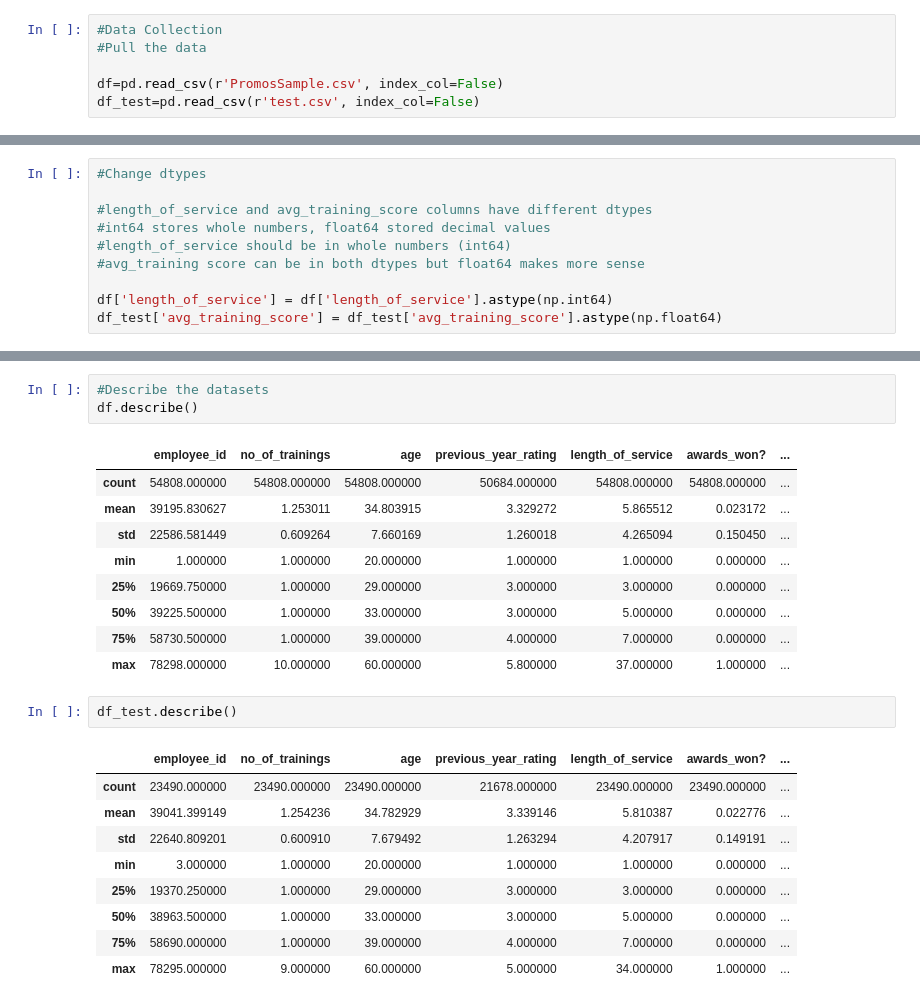
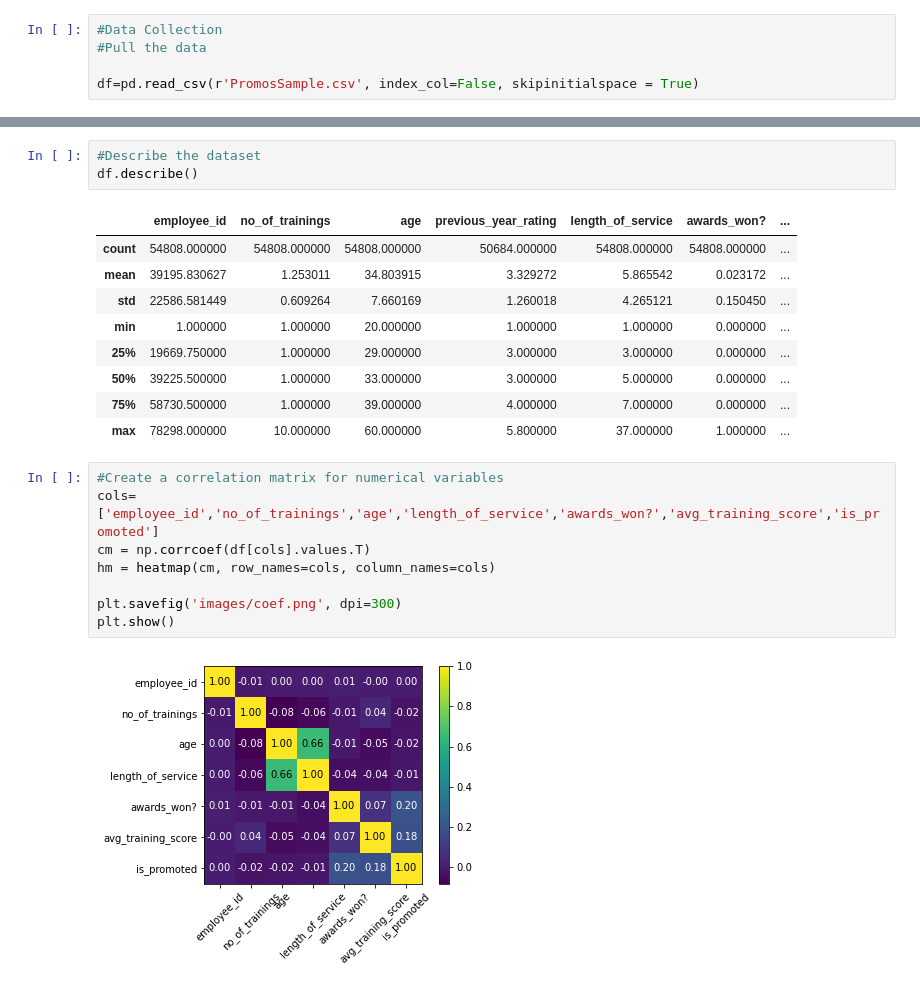
Before and after one commit to cerenkasap/prediction_of_employee_promotion, a Jupyter notebook: Data_Collection_and_Cleaning.ipynb, the cells around one changed output, grey strips where cells are left out. Saved outputs shown, nothing was run; the diff lists cells and outputs as text.

```diff
--- a/Data_Collection_and_Cleaning.ipynb
+++ b/Data_Collection_and_Cleaning.ipynb
@@ -6,5 +8,4 @@ import numpy as np
 #Data Collection
 #Pull the data
 
-df=pd.read_csv(r'PromosSample.csv', index_col=False)
-df_test=pd.read_csv(r'test.csv', index_col=False)
+df=pd.read_csv(r'PromosSample.csv', index_col=False, skipinitialspace = True)
@@ -58,10 +44,0 @@ memory usage: 2.2+ MB
-# %%
-#Change dtypes
-
-#length_of_service and avg_training_score columns have different dtypes
-#int64 stores whole numbers, float64 stored decimal values
-#length_of_service should be in whole numbers (int64)
-#avg_training score can be in both dtypes but float64 makes more sense
-
-df['length_of_service'] = df['length_of_service'].astype(np.int64)
-df_test['avg_training_score'] = df_test['avg_training_score'].astype(np.float64)
@@ -160,25 +127,23 @@ dtype: int64
 # %%
-#Describe the datasets
+#Describe the dataset
 df.describe()
 # %% [output]
 |  | employee_id | no_of_trainings | age | previous_year_rating | length_of_service | awards_won? | ... |
 | count | 54808.000000 | 54808.000000 | 54808.000000 | 50684.000000 | 54808.000000 | 54808.000000 | ... |
-| mean | 39195.830627 | 1.253011 | 34.803915 | 3.329272 | 5.865512 | 0.023172 | ... |
-| std | 22586.581449 | 0.609264 | 7.660169 | 1.260018 | 4.265094 | 0.150450 | ... |
+| mean | 39195.830627 | 1.253011 | 34.803915 | 3.329272 | 5.865542 | 0.023172 | ... |
+| std | 22586.581449 | 0.609264 | 7.660169 | 1.260018 | 4.265121 | 0.150450 | ... |
 | min | 1.000000 | 1.000000 | 20.000000 | 1.000000 | 1.000000 | 0.000000 | ... |
 | 25% | 19669.750000 | 1.000000 | 29.000000 | 3.000000 | 3.000000 | 0.000000 | ... |
 | 50% | 39225.500000 | 1.000000 | 33.000000 | 3.000000 | 5.000000 | 0.000000 | ... |
 | 75% | 58730.500000 | 1.000000 | 39.000000 | 4.000000 | 7.000000 | 0.000000 | ... |
 | max | 78298.000000 | 10.000000 | 60.000000 | 5.800000 | 37.000000 | 1.000000 | ... |
-# %%
-df_test.describe()
-# %% [output]
-|  | employee_id | no_of_trainings | age | previous_year_rating | length_of_service | awards_won? | ... |
-| count | 23490.000000 | 23490.000000 | 23490.000000 | 21678.000000 | 23490.000000 | 23490.000000 | ... |
-| mean | 39041.399149 | 1.254236 | 34.782929 | 3.339146 | 5.810387 | 0.022776 | ... |
-| std | 22640.809201 | 0.600910 | 7.679492 | 1.263294 | 4.207917 | 0.149191 | ... |
-| min | 3.000000 | 1.000000 | 20.000000 | 1.000000 | 1.000000 | 0.000000 | ... |
-| 25% | 19370.250000 | 1.000000 | 29.000000 | 3.000000 | 3.000000 | 0.000000 | ... |
-| 50% | 38963.500000 | 1.000000 | 33.000000 | 3.000000 | 5.000000 | 0.000000 | ... |
-| 75% | 58690.000000 | 1.000000 | 39.000000 | 4.000000 | 7.000000 | 0.000000 | ... |
-| max | 78295.000000 | 9.000000 | 60.000000 | 5.000000 | 34.000000 | 1.000000 | ... |
+# %%
+#Create a correlation matrix for numerical variables
+cols=['employee_id','no_of_trainings','age','length_of_service','awards_won?','avg_training_score','is_promoted']
+cm = np.corrcoef(df[cols].values.T)
+hm = heatmap(cm, row_names=cols, column_names=cols)
+
+plt.savefig('images/coef.png', dpi=300)
+plt.show()
+# %% [output]
+[figure, added]
```
Also changed, not shown: parts of 31 cells of this notebook, 12 other files.
